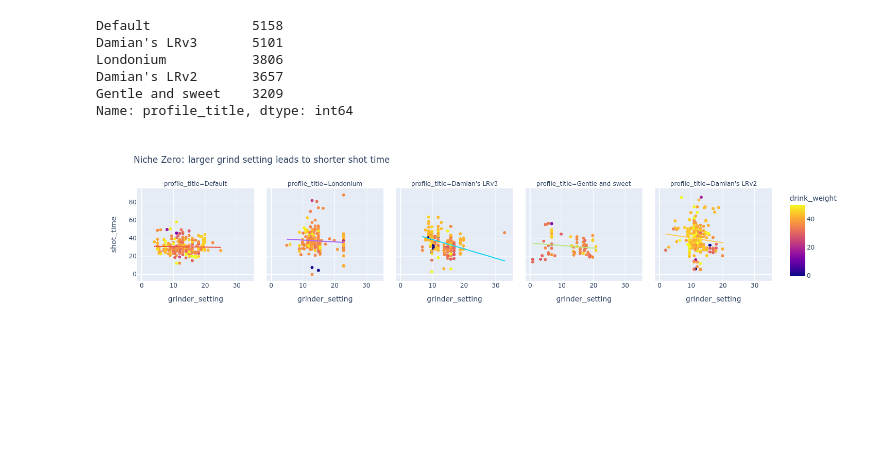
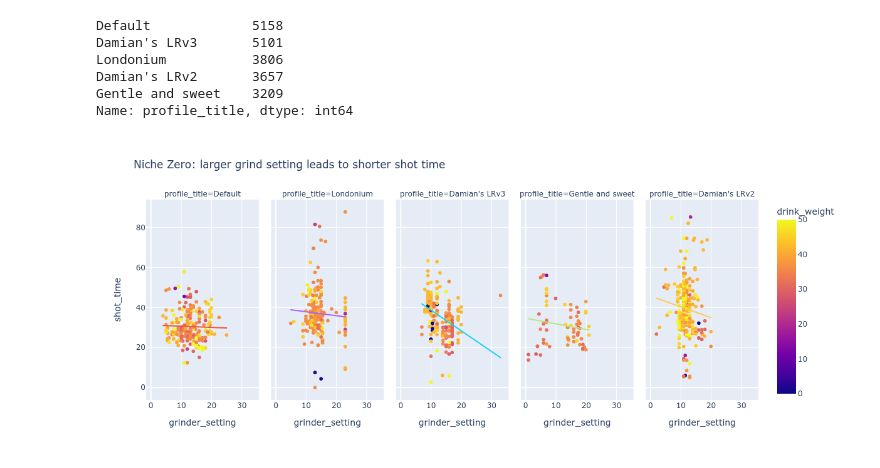
Before and after one commit to JonnyTran/espresso-manifold, a Jupyter notebook: notebooks/3.0-Analysis.ipynb, the cells around one changed output. Drawn from its saved outputs; the diff is of its cells as text; code cells hidden in the pictures; blank space fills up the shorter version.

```diff
--- a/notebooks/3.0-Analysis.ipynb
+++ b/notebooks/3.0-Analysis.ipynb
@@ -110,14 +110,14 @@ Name: profile_title, dtype: int64
 # %%
 df = niche_shots[niche_shots["profile_title"].isin(most_popular_profiles.index) & niche_shots["bean_age"].notnull() & niche_shots["dose_ratio"].notnull()]
 
 fig = px.scatter(df, x='grinder_setting', y='shot_time',
            facet_col='profile_title',
            color="drink_weight", range_color=(0, 50), #color_continuous_scale="",
            trendline="ols",
            title='Niche Zero: larger grind setting leads to shorter shot time',
            width=1200,
           )
 
-fig#.show(renderer="png")
+fig.show(renderer="png")
 # %% [output]
-[figure, old version]
+[figure, new version]
```
